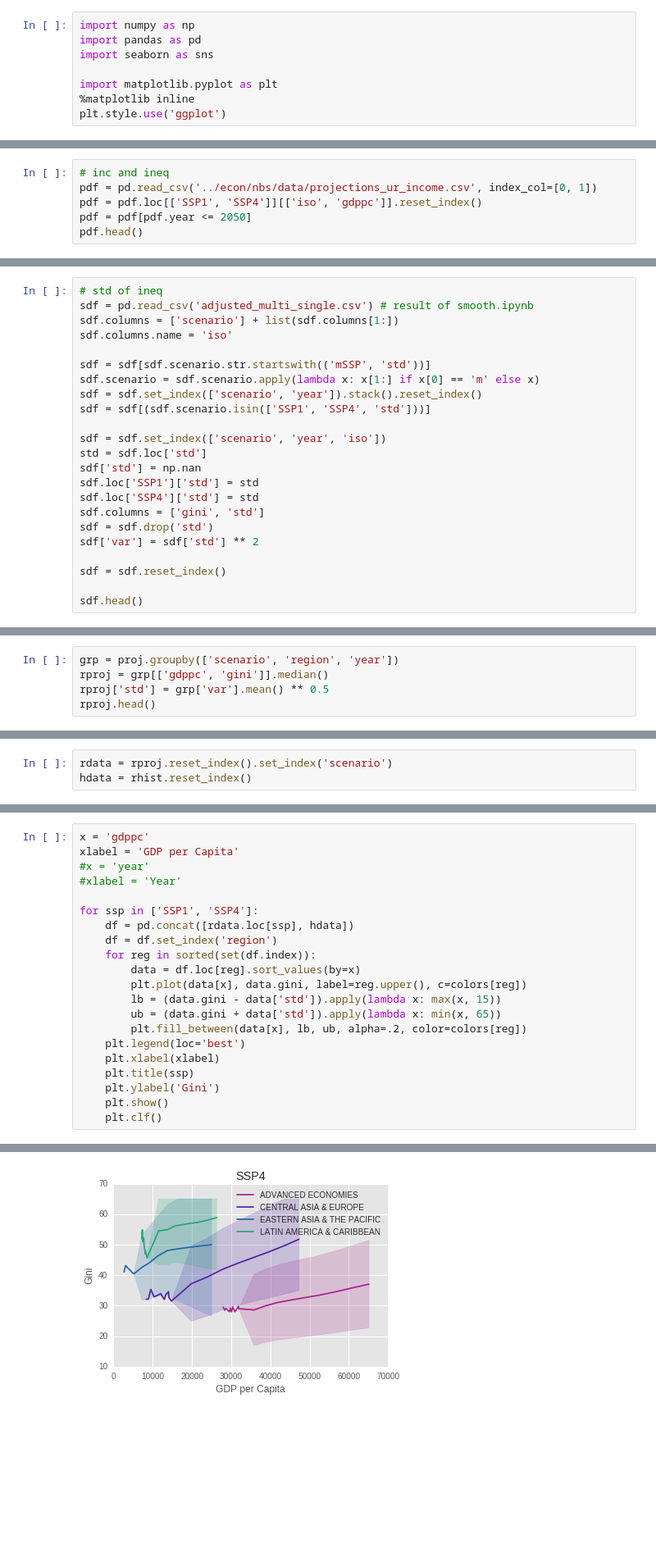
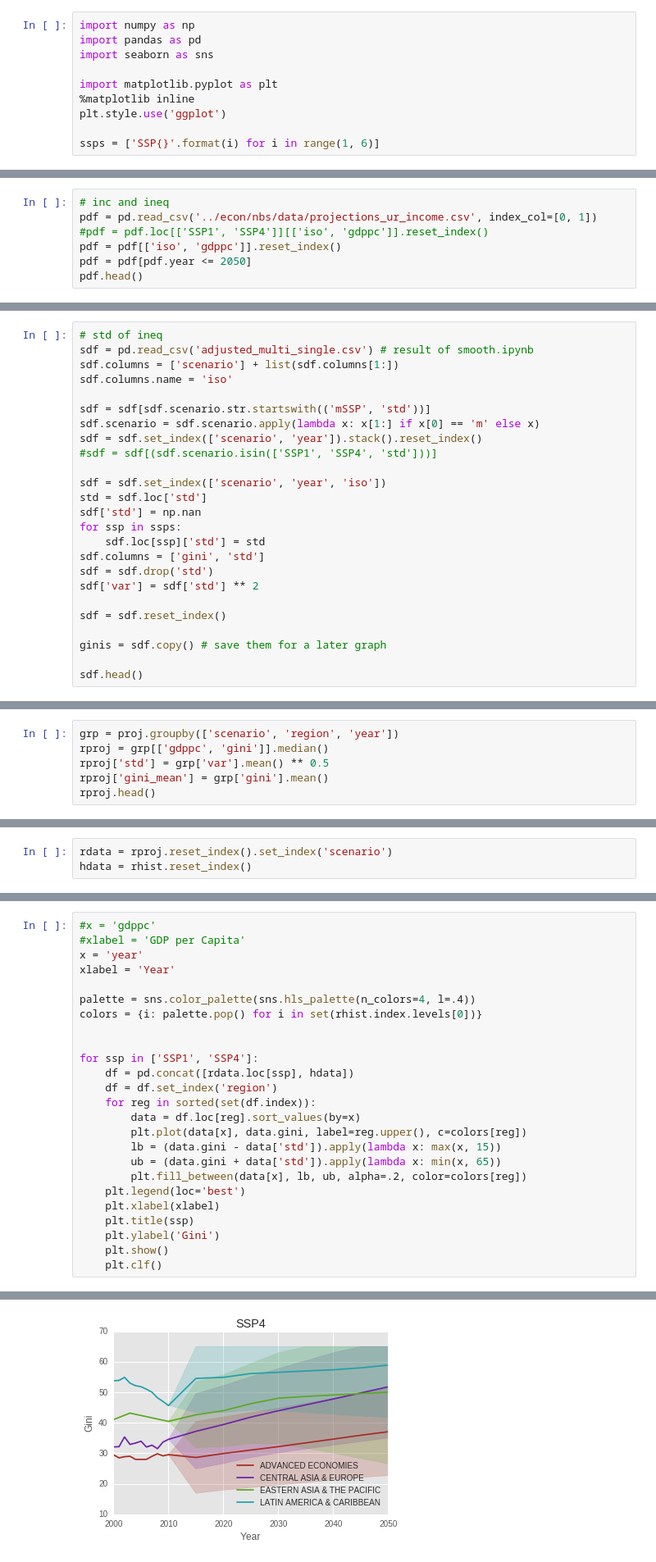
Before and after one commit to gidden/gini_projections_rao_2018, a Jupyter notebook: gini_gdp_pc_plot_by_region.ipynb, the cells around one changed output, grey strips where cells are left out. Shown at 82% size. Saved outputs shown, nothing was run; the diff lists cells and outputs as text; blank space fills up the shorter version.

Commit message:
updating si plots

```diff
--- a/gini_gdp_pc_plot_by_region.ipynb
+++ b/gini_gdp_pc_plot_by_region.ipynb
@@ -6,6 +6,8 @@ import seaborn as sns
 import matplotlib.pyplot as plt
 %matplotlib inline
 plt.style.use('ggplot')
+
+ssps = ['SSP{}'.format(i) for i in range(1, 6)]
 # %% [markdown]
 # Regional Mappings
 # %%
@@ -19,7 +21,8 @@ region_colors = {r: palette.pop() for r in regions}
 # %%
 # inc and ineq
 pdf = pd.read_csv('../econ/nbs/data/projections_ur_income.csv', index_col=[0, 1])
-pdf = pdf.loc[['SSP1', 'SSP4']][['iso', 'gdppc']].reset_index()
+#pdf = pdf.loc[['SSP1', 'SSP4']][['iso', 'gdppc']].reset_index()
+pdf = pdf[['iso', 'gdppc']].reset_index()
 pdf = pdf[pdf.year <= 2050]
 pdf.head()
 # %% [output]
@@ -38,19 +41,21 @@ sdf.columns.name = 'iso'
 sdf = sdf[sdf.scenario.str.startswith(('mSSP', 'std'))]
 sdf.scenario = sdf.scenario.apply(lambda x: x[1:] if x[0] == 'm' else x)
 sdf = sdf.set_index(['scenario', 'year']).stack().reset_index()
-sdf = sdf[(sdf.scenario.isin(['SSP1', 'SSP4', 'std']))]
+#sdf = sdf[(sdf.scenario.isin(['SSP1', 'SSP4', 'std']))]
 
 sdf = sdf.set_index(['scenario', 'year', 'iso'])
 std = sdf.loc['std']
 sdf['std'] = np.nan
-sdf.loc['SSP1']['std'] = std
-sdf.loc['SSP4']['std'] = std
+for ssp in ssps:
+    sdf.loc[ssp]['std'] = std
 sdf.columns = ['gini', 'std']
 sdf = sdf.drop('std')
 sdf['var'] = sdf['std'] ** 2
 
 sdf = sdf.reset_index()
 
+ginis = sdf.copy() # save them for a later graph
+
 sdf.head()
 # %% [output]
 |  | scenario | year | iso | gini | std | var |
@@ -125,5 +137,6 @@ hist = reg_clean(hist)
 grp = proj.groupby(['scenario', 'region', 'year'])
 rproj = grp[['gdppc', 'gini']].median()
 rproj['std'] = grp['var'].mean() ** 0.5
+rproj['gini_mean'] = grp['gini'].mean()
 rproj.head()
 # %% [output]
@@ -154,8 +169,12 @@ hdata = rhist.reset_index()
 # %%
-x = 'gdppc'
-xlabel = 'GDP per Capita'
-#x = 'year'
-#xlabel = 'Year'
+#x = 'gdppc'
+#xlabel = 'GDP per Capita'
+x = 'year'
+xlabel = 'Year'
+
+palette = sns.color_palette(sns.hls_palette(n_colors=4, l=.4))
+colors = {i: palette.pop() for i in set(rhist.index.levels[0])}
+
 
 for ssp in ['SSP1', 'SSP4']:
     df = pd.concat([rdata.loc[ssp], hdata])
@@ -177,2 +196,2 @@ for ssp in ['SSP1', 'SSP4']:
-[figure, old version]
+[figure, new version]
 <matplotlib.figure.Figure at 0x...>
```
Also changed, not shown: parts of 5 cells of this notebook, 1 other file.
